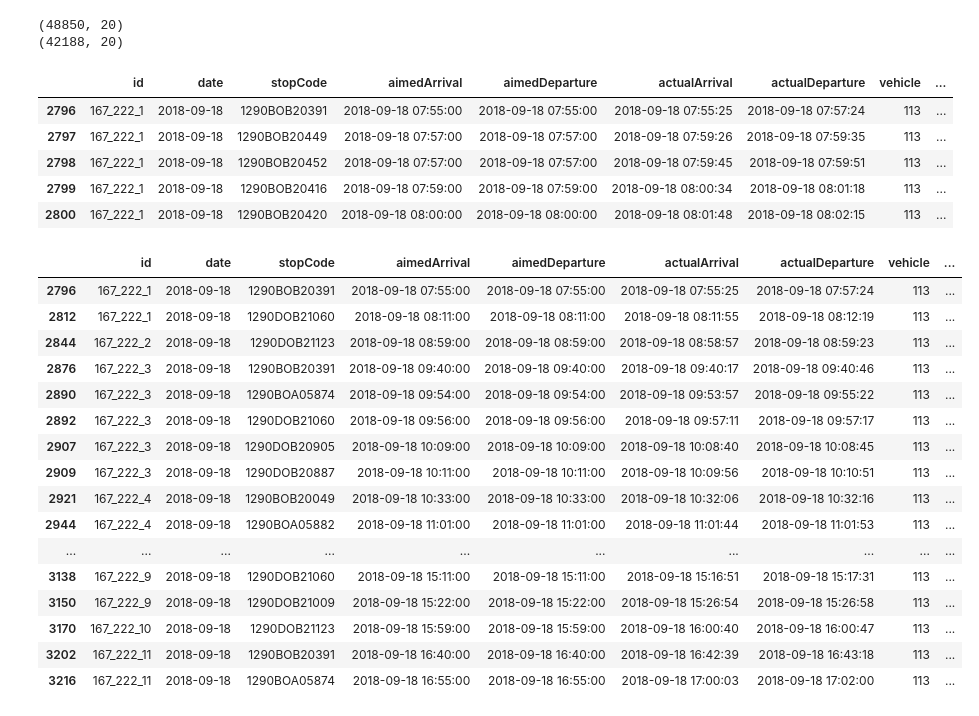
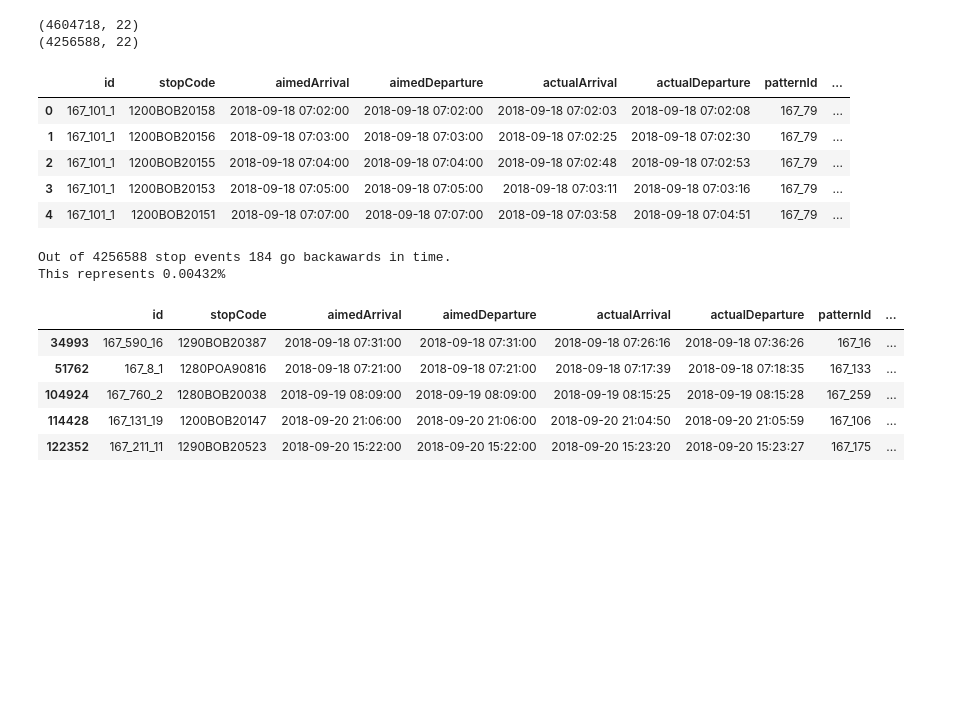
Before and after one commit to gingertom/buses, a Jupyter notebook: Data Exploration/Stop events EDA.ipynb, the cells around one changed output. Saved outputs shown, nothing was run; the diff lists cells and outputs as text; code cells hidden in the pictures; blank space fills up the shorter version.

```diff
--- a/Data Exploration/Stop events EDA.ipynb
+++ b/Data Exploration/Stop events EDA.ipynb
@@ -20,6 +40,10 @@ stop_events["aimedArrival"] = stop_events["aimedArrival"].astype("datetime64[ns]
 stop_events["aimedDeparture"] = stop_events["aimedDeparture"].astype("datetime64[ns]")
 stop_events["prev_aimedArrival"] = stop_events["prev_aimedArrival"].astype("datetime64[ns]")
 stop_events["prev_aimedDeparture"] = stop_events["prev_aimedDeparture"].astype("datetime64[ns]")
+stop_events["prev_actualArrival"] = stop_events["prev_actualArrival"].astype("datetime64[ns]")
+stop_events["prev_actualDeparture"] = stop_events["prev_actualDeparture"].astype("datetime64[ns]")
+
+
 
 stop_events.head(30)
 
@@ -30,35 +54,34 @@ stop_events = stop_events.dropna(axis=0)
 # # stop_events = stop_events[stop_events.id != "NaN"]
 
 print(stop_events.shape)
+
+stop_events = stop_events.drop(['date', 'vehicle', 'workid', 'workCode','tripCode','match'], axis=1)
 # %% [output]
-(48850, 20)
-(42188, 20)
+(4604718, 22)
+(4256588, 22)
 # %%
 stop_events.head(5)
 # %% [output]
-|  | id | date | stopCode | aimedArrival | aimedDeparture | actualArrival | actualDeparture | vehicle | ... |
-| 2796 | 167_222_1 | 2018-09-18 | 1290BOB20391 | 2018-09-18 07:55:00 | 2018-09-18 07:55:00 | 2018-09-18 07:55:25 | 2018-09-18 07:57:24 | 113 | ... |
-| 2797 | 167_222_1 | 2018-09-18 | 1290BOB20449 | 2018-09-18 07:57:00 | 2018-09-18 07:57:00 | 2018-09-18 07:59:26 | 2018-09-18 07:59:35 | 113 | ... |
-| 2798 | 167_222_1 | 2018-09-18 | 1290BOB20452 | 2018-09-18 07:57:00 | 2018-09-18 07:57:00 | 2018-09-18 07:59:45 | 2018-09-18 07:59:51 | 113 | ... |
-| 2799 | 167_222_1 | 2018-09-18 | 1290BOB20416 | 2018-09-18 07:59:00 | 2018-09-18 07:59:00 | 2018-09-18 08:00:34 | 2018-09-18 08:01:18 | 113 | ... |
-| 2800 | 167_222_1 | 2018-09-18 | 1290BOB20420 | 2018-09-18 08:00:00 | 2018-09-18 08:00:00 | 2018-09-18 08:01:48 | 2018-09-18 08:02:15 | 113 | ... |
+|  | id | stopCode | aimedArrival | aimedDeparture | actualArrival | actualDeparture | patternId | ... |
+| 0 | 167_101_1 | 1200BOB20158 | 2018-09-18 07:02:00 | 2018-09-18 07:02:00 | 2018-09-18 07:02:03 | 2018-09-18 07:02:08 | 167_79 | ... |
+| 1 | 167_101_1 | 1200BOB20156 | 2018-09-18 07:03:00 | 2018-09-18 07:03:00 | 2018-09-18 07:02:25 | 2018-09-18 07:02:30 | 167_79 | ... |
+| 2 | 167_101_1 | 1200BOB20155 | 2018-09-18 07:04:00 | 2018-09-18 07:04:00 | 2018-09-18 07:02:48 | 2018-09-18 07:02:53 | 167_79 | ... |
+| 3 | 167_101_1 | 1200BOB20153 | 2018-09-18 07:05:00 | 2018-09-18 07:05:00 | 2018-09-18 07:03:11 | 2018-09-18 07:03:16 | 167_79 | ... |
+| 4 | 167_101_1 | 1200BOB20151 | 2018-09-18 07:07:00 | 2018-09-18 07:07:00 | 2018-09-18 07:03:58 | 2018-09-18 07:04:51 | 167_79 | ... |
+# %%
+total_time_travelers = stop_events[stop_events.actualArrival < stop_events.prev_actualDeparture].count()['id']
+
+print(f"Out of {stop_events.shape[0]} stop events {total_time_travelers} go backawards in time.")
+print(f"This represents {total_time_travelers*100/stop_events.shape[0]:0.5f}%")
+# %% [output]
+Out of 4256588 stop events 184 go backawards in time.
+This represents 0.00432%
 # %%
-stop_events.loc[stop_events.actualArrival < stop_events.prev_actualDeparture].head(30)
+stop_events.loc[stop_events.actualArrival < stop_events.prev_actualDeparture].head(5)
 # %% [output]
-|  | id | date | stopCode | aimedArrival | aimedDeparture | actualArrival | actualDeparture | vehicle | ... |
-| 2796 | 167_222_1 | 2018-09-18 | 1290BOB20391 | 2018-09-18 07:55:00 | 2018-09-18 07:55:00 | 2018-09-18 07:55:25 | 2018-09-18 07:57:24 | 113 | ... |
-| 2812 | 167_222_1 | 2018-09-18 | 1290DOB21060 | 2018-09-18 08:11:00 | 2018-09-18 08:11:00 | 2018-09-18 08:11:55 | 2018-09-18 08:12:19 | 113 | ... |
-| 2844 | 167_222_2 | 2018-09-18 | 1290DOB21123 | 2018-09-18 08:59:00 | 2018-09-18 08:59:00 | 2018-09-18 08:58:57 | 2018-09-18 08:59:23 | 113 | ... |
-| 2876 | 167_222_3 | 2018-09-18 | 1290BOB20391 | 2018-09-18 09:40:00 | 2018-09-18 09:40:00 | 2018-09-18 09:40:17 | 2018-09-18 09:40:46 | 113 | ... |
-| 2890 | 167_222_3 | 2018-09-18 | 1290BOA05874 | 2018-09-18 09:54:00 | 2018-09-18 09:54:00 | 2018-09-18 09:53:57 | 2018-09-18 09:55:22 | 113 | ... |
-| 2892 | 167_222_3 | 2018-09-18 | 1290DOB21060 | 2018-09-18 09:56:00 | 2018-09-18 09:56:00 | 2018-09-18 09:57:11 | 2018-09-18 09:57:17 | 113 | ... |
-| 2907 | 167_222_3 | 2018-09-18 | 1290DOB20905 | 2018-09-18 10:09:00 | 2018-09-18 10:09:00 | 2018-09-18 10:08:40 | 2018-09-18 10:08:45 | 113 | ... |
-| 2909 | 167_222_3 | 2018-09-18 | 1290DOB20887 | 2018-09-18 10:11:00 | 2018-09-18 10:11:00 | 2018-09-18 10:09:56 | 2018-09-18 10:10:51 | 113 | ... |
-| 2921 | 167_222_4 | 2018-09-18 | 1290BOB20049 | 2018-09-18 10:33:00 | 2018-09-18 10:33:00 | 2018-09-18 10:32:06 | 2018-09-18 10:32:16 | 113 | ... |
-| 2944 | 167_222_4 | 2018-09-18 | 1290BOA05882 | 2018-09-18 11:01:00 | 2018-09-18 11:01:00 | 2018-09-18 11:01:44 | 2018-09-18 11:01:53 | 113 | ... |
-| ... | ... | ... | ... | ... | ... | ... | ... | ... | ... |
-| 3138 | 167_222_9 | 2018-09-18 | 1290DOB21060 | 2018-09-18 15:11:00 | 2018-09-18 15:11:00 | 2018-09-18 15:16:51 | 2018-09-18 15:17:31 | 113 | ... |
-| 3150 | 167_222_9 | 2018-09-18 | 1290DOB21009 | 2018-09-18 15:22:00 | 2018-09-18 15:22:00 | 2018-09-18 15:26:54 | 2018-09-18 15:26:58 | 113 | ... |
-| 3170 | 167_222_10 | 2018-09-18 | 1290DOB21123 | 2018-09-18 15:59:00 | 2018-09-18 15:59:00 | 2018-09-18 16:00:40 | 2018-09-18 16:00:47 | 113 | ... |
-| 3202 | 167_222_11 | 2018-09-18 | 1290BOB20391 | 2018-09-18 16:40:00 | 2018-09-18 16:40:00 | 2018-09-18 16:42:39 | 2018-09-18 16:43:18 | 113 | ... |
-| 3216 | 167_222_11 | 2018-09-18 | 1290BOA05874 | 2018-09-18 16:55:00 | 2018-09-18 16:55:00 | 2018-09-18 17:00:03 | 2018-09-18 17:02:00 | 113 | ... |
+|  | id | stopCode | aimedArrival | aimedDeparture | actualArrival | actualDeparture | patternId | ... |
+| 34993 | 167_590_16 | 1290BOB20387 | 2018-09-18 07:31:00 | 2018-09-18 07:31:00 | 2018-09-18 07:26:16 | 2018-09-18 07:36:26 | 167_16 | ... |
+| 51762 | 167_8_1 | 1280POA90816 | 2018-09-18 07:21:00 | 2018-09-18 07:21:00 | 2018-09-18 07:17:39 | 2018-09-18 07:18:35 | 167_133 | ... |
+| 104924 | 167_760_2 | 1280BOB20038 | 2018-09-19 08:09:00 | 2018-09-19 08:09:00 | 2018-09-19 08:15:25 | 2018-09-19 08:15:28 | 167_259 | ... |
+| 114428 | 167_131_19 | 1200BOB20147 | 2018-09-20 21:06:00 | 2018-09-20 21:06:00 | 2018-09-20 21:04:50 | 2018-09-20 21:05:59 | 167_106 | ... |
+| 122352 | 167_211_11 | 1290BOB20523 | 2018-09-20 15:22:00 | 2018-09-20 15:22:00 | 2018-09-20 15:23:20 | 2018-09-20 15:23:27 | 167_175 | ... |
```
Also changed, not shown: parts of 22 cells of this notebook.
